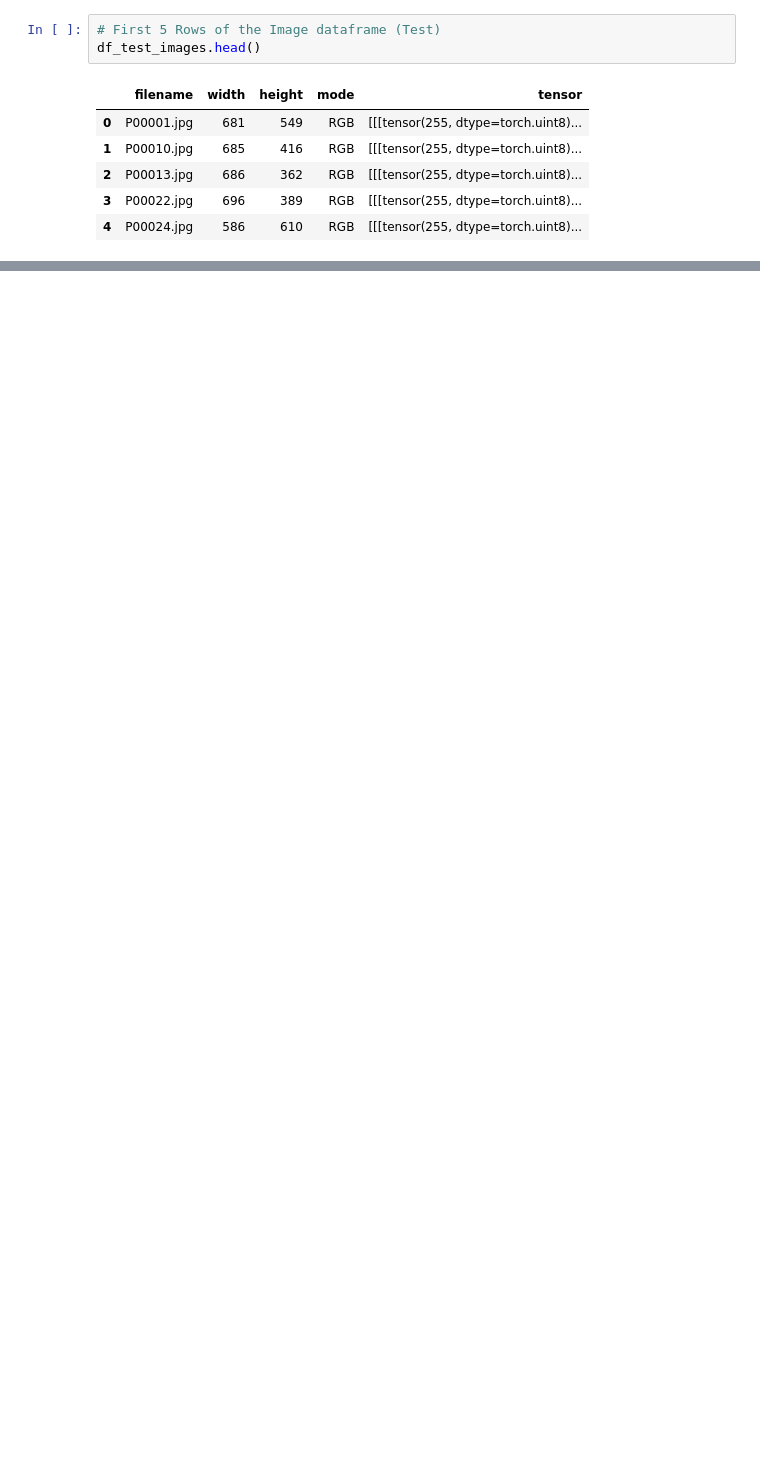
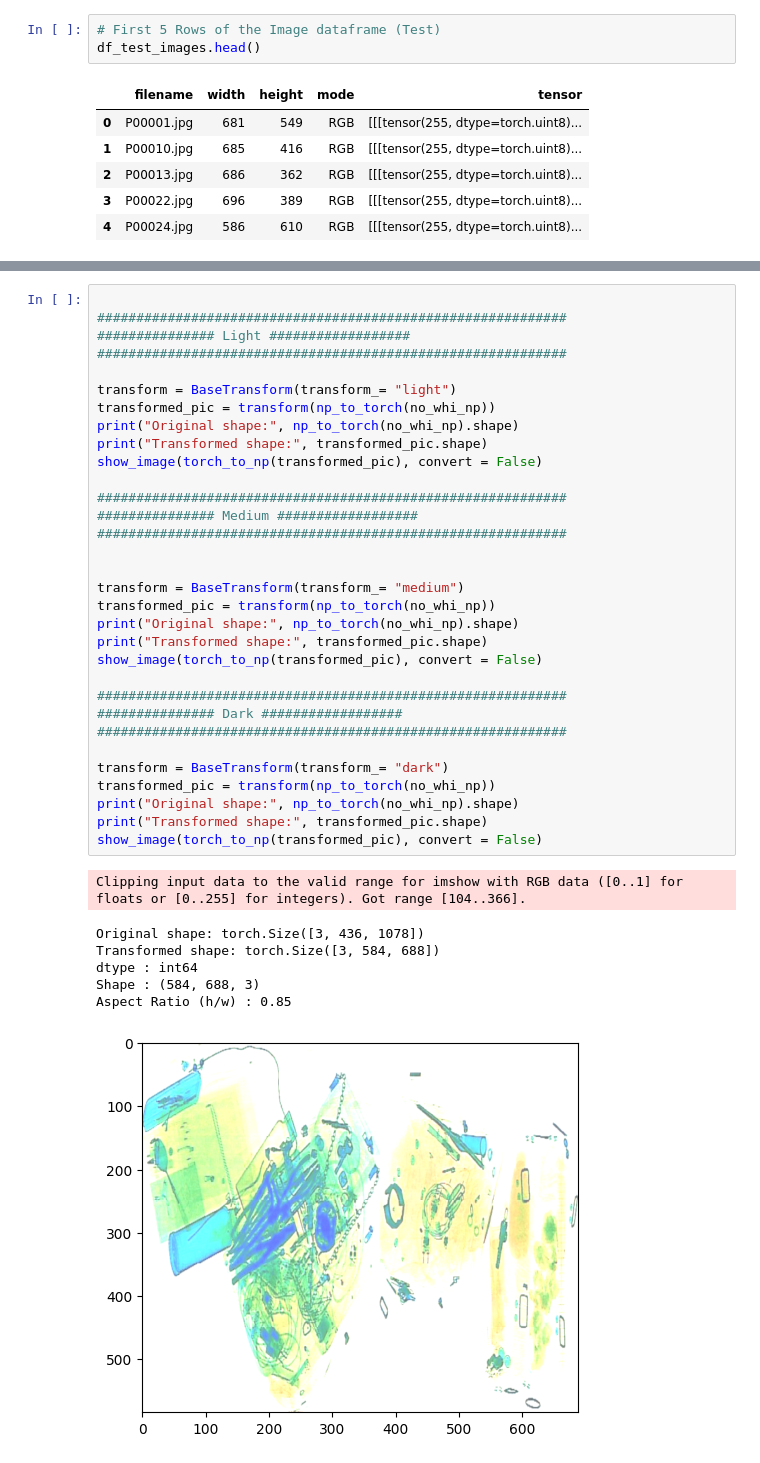
Before and after one commit to pranavpai/Computer-Vision-XRay-Research, a Jupyter notebook: G_XRay_01.ipynb, the cells around one changed output, grey strips where cells are left out. Saved outputs shown, nothing was run; the diff lists cells and outputs as text; blank space fills up the shorter version.

```diff
--- a/G_XRay_01.ipynb
+++ b/G_XRay_01.ipynb
@@ -508,0 +740,40 @@ Aspect Ratio (h/w) : 0.58
+# %%
+
+############################################################
+############### Light ##################
+############################################################
+
+transform = BaseTransform(transform_= "light")
+transformed_pic = transform(np_to_torch(no_whi_np))
+print("Original shape:", np_to_torch(no_whi_np).shape)
+print("Transformed shape:", transformed_pic.shape)
+show_image(torch_to_np(transformed_pic), convert = False)
+
+############################################################
+############### Medium ##################
+############################################################
+
+
+transform = BaseTransform(transform_= "medium")
+transformed_pic = transform(np_to_torch(no_whi_np))
+print("Original shape:", np_to_torch(no_whi_np).shape)
+print("Transformed shape:", transformed_pic.shape)
+show_image(torch_to_np(transformed_pic), convert = False)
+
+############################################################
+############### Dark ##################
+############################################################
+
+transform = BaseTransform(transform_= "dark")
+transformed_pic = transform(np_to_torch(no_whi_np))
+print("Original shape:", np_to_torch(no_whi_np).shape)
+print("Transformed shape:", transformed_pic.shape)
+show_image(torch_to_np(transformed_pic), convert = False)
+# %% [output]
+Clipping input data to the valid range for imshow with RGB data ([0..1] for floats or [0..255] for integers). Got range [104..366].
+Original shape: torch.Size([3, 436, 1078])
+Transformed shape: torch.Size([3, 584, 688])
+dtype : int64
+Shape : (584, 688, 3)
+Aspect Ratio (h/w) : 0.85
+[figure, added]
```
Also changed, not shown: parts of 16 cells of this notebook, 1 other file.
